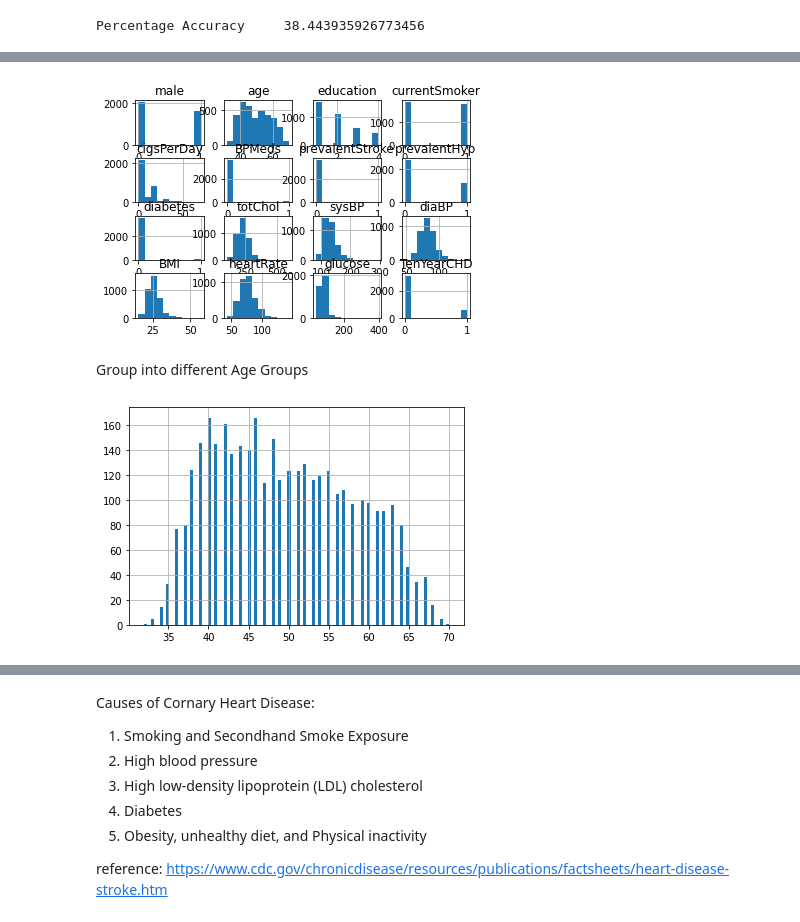
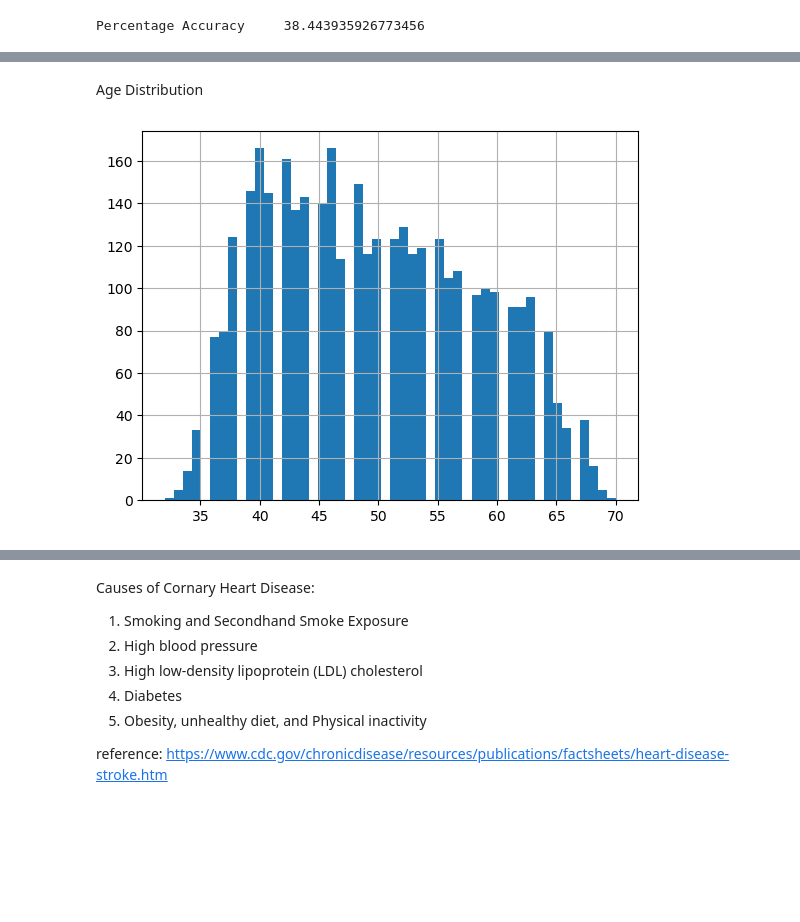
Before and after one commit to mshobanke/LogisticRegression, a Jupyter notebook: Prediction_of_Coronary_Heart_Disease_using_Logistic_Regression_Binary_Classifier.ipynb, the cells around one changed output, grey strips where cells are left out. Saved outputs shown, nothing was run; the diff lists cells and outputs as text; code cells hidden in the pictures; blank space fills up the shorter version.

```diff
--- a/Prediction_of_Coronary_Heart_Disease_using_Logistic_Regression_Binary_Classifier.ipynb
+++ b/Prediction_of_Coronary_Heart_Disease_using_Logistic_Regression_Binary_Classifier.ipynb
@@ -124,15 +254,10 @@ Check Distributions in Variables
+# %% [markdown]
+Age Distribution
 # %%
-df.hist()
+df["age"].hist(bins=50)
 plt.show()
 # %% [output]
-[figure, old version]
+[figure, new version]
-# %% [markdown]
-Group into different Age Groups
-# %%
-df["age"].hist(bins=100)
-plt.show()
-# %% [output]
-[figure, removed]
 # %%
 age_bins = [30, 39, 49, 59, 69, 79]
 age_labels = ["30-39", "40-49", "50-59", "60-69", "70-79"]
```
Also changed, not shown: parts of 38 cells of this notebook, 5 other files.
